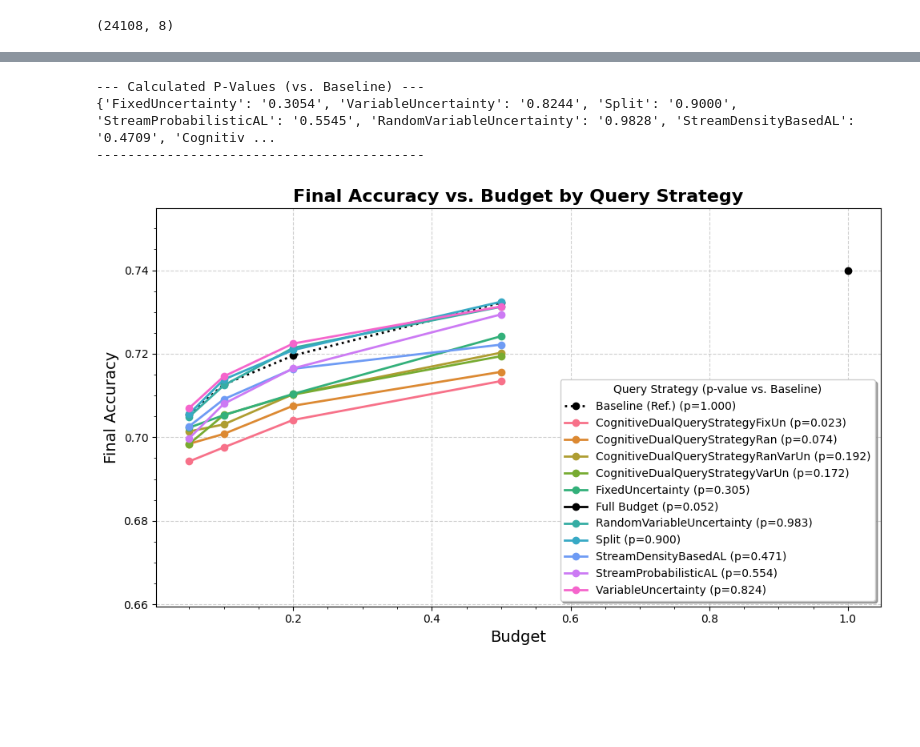
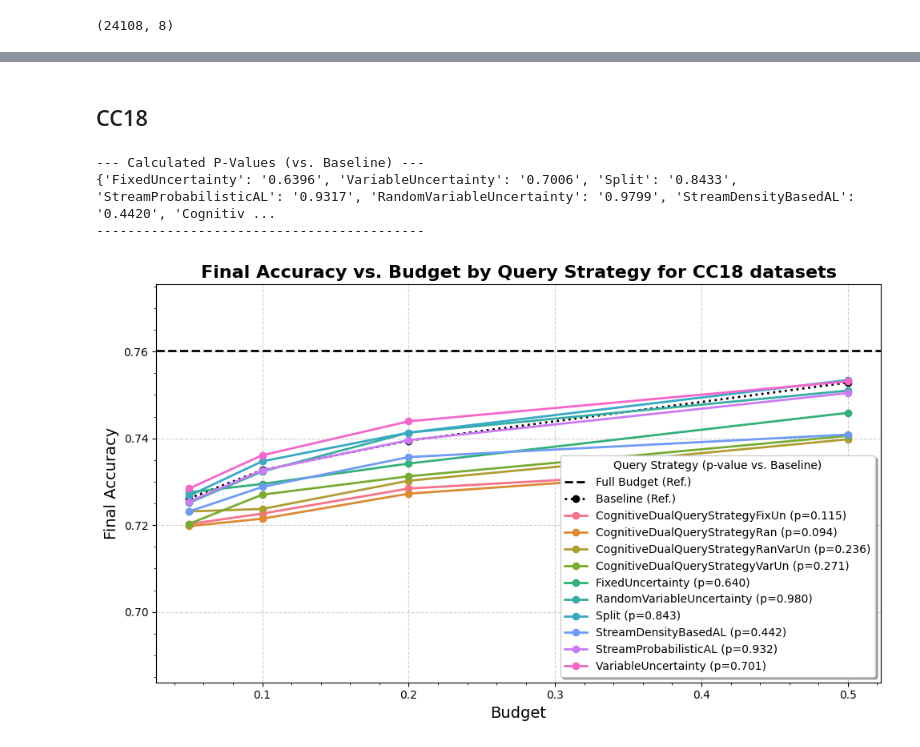
Before and after one commit to gschacon/masters_active_learning, a Jupyter notebook: notebooks/results_exploration.ipynb, the cells around one changed output, grey strips where cells are left out. Saved outputs shown, nothing was run; the diff lists cells and outputs as text; code cells hidden in the pictures; blank space fills up the shorter version.

```diff
--- a/notebooks/results_exploration.ipynb
+++ b/notebooks/results_exploration.ipynb
@@ -711,7 +440,10 @@ df_union_new
-# %%
-plot_accuracy_vs_budget(df_union_new, calculate_p_values(df_union_new))
-# %% [output]
---- Calculated P-Values (vs. Baseline) ---
-{'FixedUncertainty': '0.3054', 'VariableUncertainty': '0.8244', 'Split': '0.9000', 'StreamProbabilisticAL': '0.5545', 'RandomVariableUncertainty': '0.9828', 'StreamDensityBasedAL': '0.4709', 'Cognitiv ...
-------------------------------------------
-[figure, removed]
+# %% [markdown]
+## CC18
+# %%
+df_cc18_new =  unify_query_strategies(df_cc18)
+plot_accuracy_vs_budget(df_cc18_new, calculate_p_values(df_cc18_new), 'CC18')
+# %% [output]
+--- Calculated P-Values (vs. Baseline) ---
+{'FixedUncertainty': '0.6396', 'VariableUncertainty': '0.7006', 'Split': '0.8433', 'StreamProbabilisticAL': '0.9317', 'RandomVariableUncertainty': '0.9799', 'StreamDensityBasedAL': '0.4420', 'Cognitiv ...
+------------------------------------------
+[figure, added]
```
Also changed, not shown: parts of 30 cells of this notebook.
